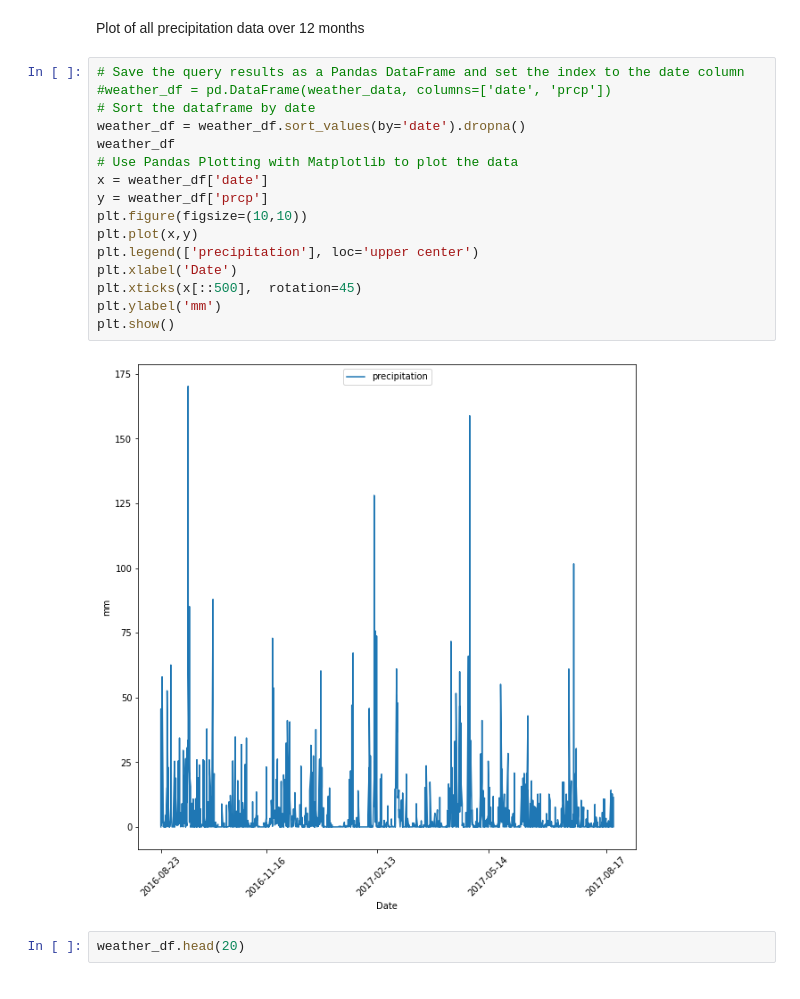
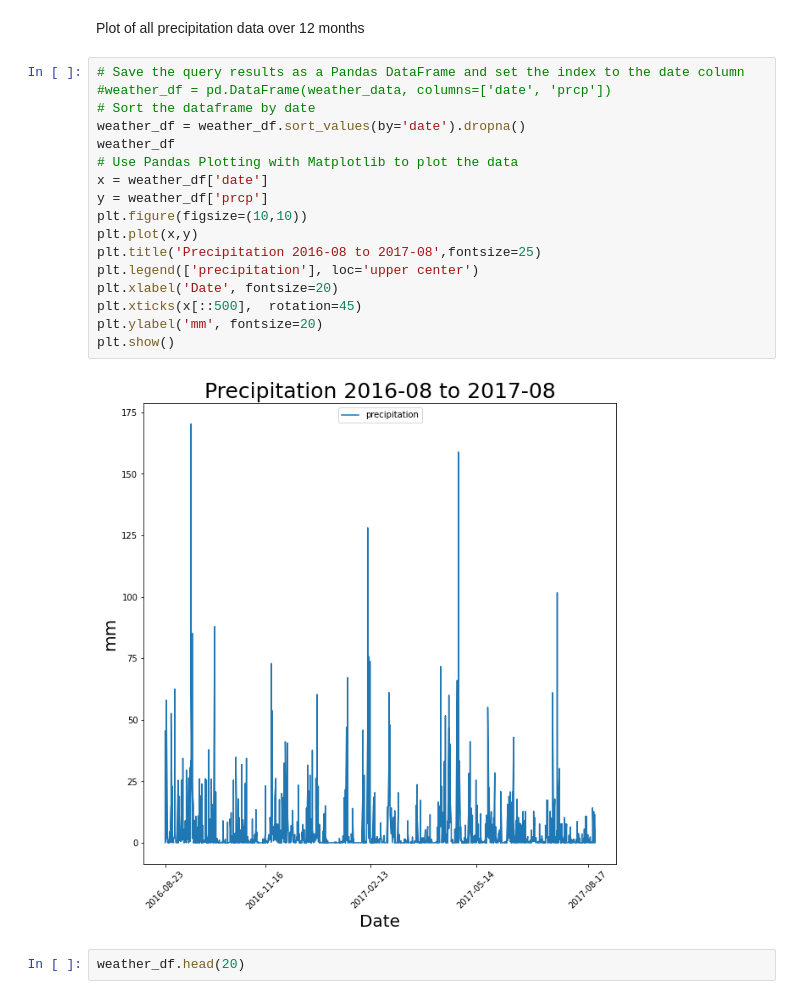
Before and after one commit to rajivwick/sqlalchemy-challenge, a Jupyter notebook: hawaii_climate.ipynb, the cells around one changed output. Drawn from its saved outputs; the diff is of its cells as text.

```diff
--- a/hawaii_climate.ipynb
+++ b/hawaii_climate.ipynb
@@ -92,21 +92,22 @@ Plot of all precipitation data over 12 months
 # %%
 # Save the query results as a Pandas DataFrame and set the index to the date column
 #weather_df = pd.DataFrame(weather_data, columns=['date', 'prcp'])
 # Sort the dataframe by date
 weather_df = weather_df.sort_values(by='date').dropna()
 weather_df
 # Use Pandas Plotting with Matplotlib to plot the data
 x = weather_df['date']
 y = weather_df['prcp']
 plt.figure(figsize=(10,10))
 plt.plot(x,y)
+plt.title('Precipitation 2016-08 to 2017-08',fontsize=25)
 plt.legend(['precipitation'], loc='upper center')
-plt.xlabel('Date')
+plt.xlabel('Date', fontsize=20)
 plt.xticks(x[::500],  rotation=45)
-plt.ylabel('mm')
+plt.ylabel('mm', fontsize=20)
 plt.show()
 # %% [output]
-[figure, old version]
+[figure, new version]
 # %%
 weather_df.head(20)
 # %% [output]
```
Also changed, not shown: parts of 5 cells of this notebook.
